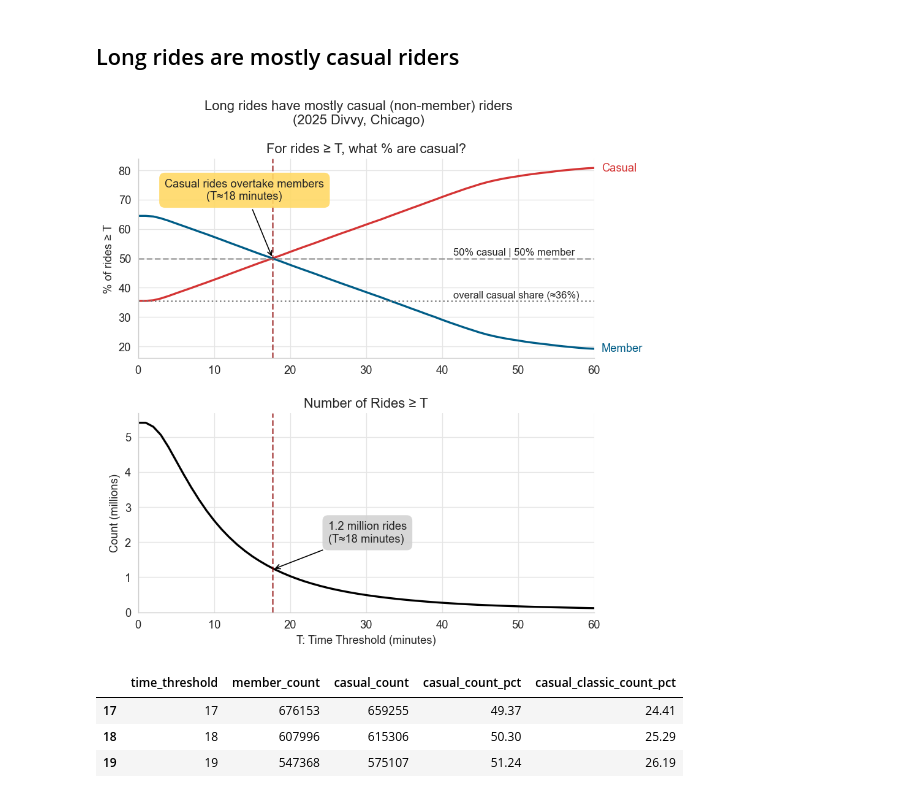
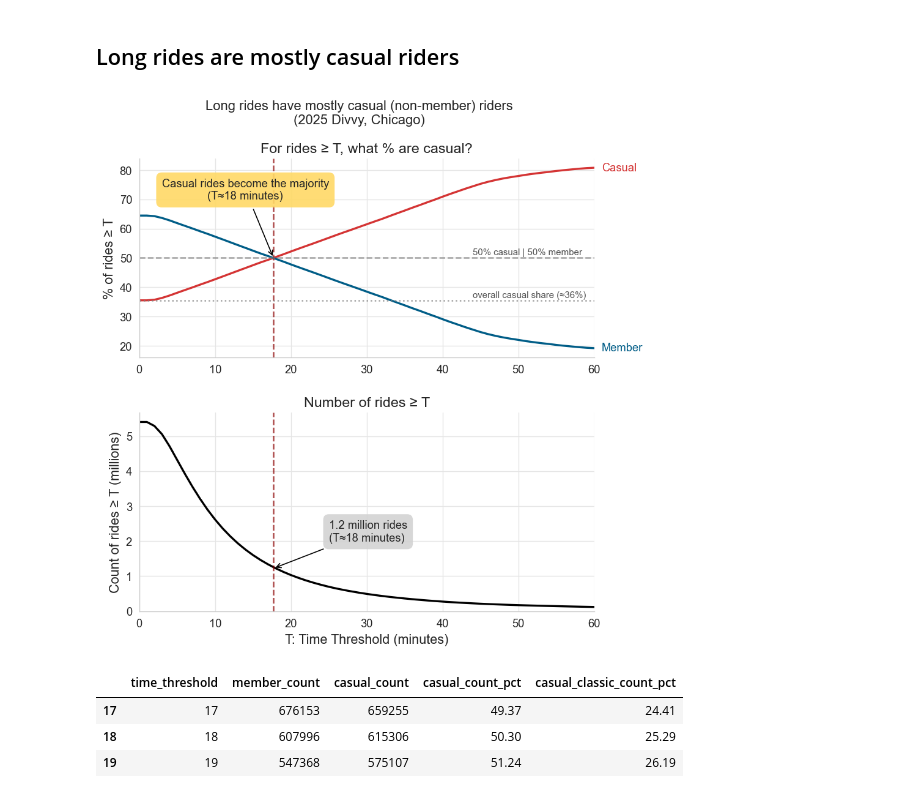
Before and after one commit to danny-hered/divvy-2025-analysis, a Jupyter notebook: report.ipynb, the cells around one changed output. Saved outputs shown, nothing was run; the diff lists cells and outputs as text; code cells hidden in the pictures.

```diff
--- a/report.ipynb
+++ b/report.ipynb
@@ -36,6 +36,10 @@ plt.rcParams.update({
     'figure.dpi': 120,        # preview quality
     'savefig.dpi': 300,       # export quality
     'savefig.bbox': 'tight',
+
+    'axes.labelsize' : 13,
+    'axes.titlesize': 14,
+    # 'axes.labelweight' : 'bold'
 })
 
 day_order = ["Monday","Tuesday","Wednesday","Thursday","Friday","Saturday","Sunday"]
@@ -458,15 +468,15 @@ megalist = []
 for x in range(0, 61, 1):
     df_p = df[df['ride_length_minutes'] >= x].copy()
 
-    summary = (df_p.groupby(['member_casual', 'rideable_type'], as_index=False)
+    g = (df_p.groupby(['member_casual', 'rideable_type'], as_index=False)
            .agg(long_ride_count=("ride_id","size")))
 
-    member_count = summary[summary['member_casual'] == 'member']['long_ride_count'].sum()
-    casual_count = summary[summary['member_casual'] == 'casual']['long_ride_count'].sum()
-    casual_classic_count = summary[(summary['member_casual'] == 'casual') &
-                                   (summary['rideable_type'] == 'classic_bike')]['long_ride_count'].sum()
+    member_count = g[g['member_casual'] == 'member']['long_ride_count'].sum()
+    casual_count = g[g['member_casual'] == 'casual']['long_ride_count'].sum()
+    casual_classic_count = g[(g['member_casual'] == 'casual') &
+                                   (g['rideable_type'] == 'classic_bike')]['long_ride_count'].sum()
 
-    pct_casual_classic_count = (summary[(summary['member_casual'] == 'casual') & (summary['rideable_type'] == 'classic_bike')]['long_ride_count'].sum() / casual_count * 100).round(2)
+    pct_casual_classic_count = (g[(g['member_casual'] == 'casual') & (g['rideable_type'] == 'classic_bike')]['long_ride_count'].sum() / casual_count * 100).round(2)
 
 
     total = member_count + casual_count
@@ -490,3 +500,5 @@ for x in range(0, 61, 1):
     })
 
 longrides = pd.DataFrame(megalist)
+
+longrides['total_count_millions'] = longrides['total_count'] / 1000000
@@ -495,7 +505,7 @@ longrides['total_count_millions'] = longrides['total_count'] / 1000000
 # %%
 # Question: for rides >= T, what % are casual?
 
-#note: my current estimate of the intercept is 17.7, not 18, due to data points being at whole minutes, and the crossing happening between 17 and 18
+#note: my current estimate of the intercept is 17.7, used for only for annotation purposes
 majority_intersect = 17.7
 
 # figsize=(10,6)
@@ -516,18 +526,13 @@ sns.lineplot(data=longrides, x="time_threshold", y="total_count_millions",
 axes[0].axvline(majority_intersect, color="darkred", linestyle="--", alpha=0.7)
 axes[1].axvline(majority_intersect, color="darkred", linestyle="--", alpha=0.7)
 
-# ax.text(55, casual_share.iloc[-1], "Casual", va="center")
-# ax.text(55, member_share.iloc[-1], "Member", va="center")
 
-# combine legends (only from ax1)
-# axes[0].legend(loc="best")
-
-axes[0].text(x=41.5, y=51, s="50% casual | 50% member", fontsize=10)
+axes[0].text(x=44, y=51, s="50% casual | 50% member", fontsize=9, alpha=0.8)
 axes[0].axhline(50, color="grey", linestyle="--", alpha=0.7) # majority line
-axes[0].text(x=41.5, y=OVERALL_PCT_CASUAL + 1, s="overall casual share (≈36%)", fontsize=10)
-axes[0].axhline(OVERALL_PCT_CASUAL, color="grey", linestyle=":") # overall casual % (T=0)
+axes[0].text(x=44, y=OVERALL_PCT_CASUAL + 1, s="overall casual share (≈36%)", fontsize=9, alpha=0.8)
+axes[0].axhline(OVERALL_PCT_CASUAL, color="grey", linestyle=":", alpha=0.7) # overall casual % (T=0)
 axes[0].annotate(
-    "Casual rides overtake members\n(T≈18 minutes)",
+    "Casual rides become the majority\n(T≈18 minutes)",
     ha='center',
     xy=(majority_intersect, 50), xytext=(14, 70),#4, 70),
     arrowprops=dict(arrowstyle="->", color='black'),
@@ -558,36 +563,36 @@ for ax in axes:
 axes[0].text(61, longrides[longrides['time_threshold']==60]['casual_count_pct'].values[0],
              'Casual', va='center', color=my_palette['casual'])
 axes[0].text(61, longrides[longrides['time_threshold']==60]['member_count_pct'].values[0],
              'Member', va='center', color=my_palette['member'])
 
 
 axes[0].set_xlim(0, 60)
 axes[1].set_xlim(0, 60)
 axes[1].set_ylim(0, None)
 
 #fig.suptitle('Percentage of Rides ≥ T')
 axes[0].tick_params(axis='x', labelbottom=True)
 axes[0].set_title('For rides ≥ T, what % are casual?')
 axes[0].set_xlabel('T: Time Threshold (minutes)')
 axes[0].set_ylabel('% of rides ≥ T')
                     # '% of rides ≥ T that are casual')
                     #'Percentage of casual rides ≥ T')
-axes[1].set_title('Number of Rides ≥ T')
+axes[1].set_title('Number of rides ≥ T')
 axes[1].set_xlabel('T: Time Threshold (minutes)')
-axes[1].set_ylabel('Count (millions)')
+axes[1].set_ylabel('Count of rides ≥ T (millions)')
 # axes[1].set_yscale("log")
 # plt.tight_layout()
 
 # distance between the two plots
 plt.subplots_adjust(hspace=0.28)
 
 plt.suptitle('Long rides have mostly casual (non-member) riders\n(2025 Divvy, Chicago)')#y=1.02
              #'Casual share increases with ride duration (2025 Divvy, Chicago)')
 
 plt.savefig("figures/tailbehaviour_300dpi.png")# bbox_inches="tight")
 plt.show()
 # %% [output]
-[figure, old version]
+[figure, new version]
 # %%
 # Dropping columns for a focused longrides_f
 # 'member_count_pct',
```
Also changed, not shown: parts of 11 cells of this notebook, 7 other files.
